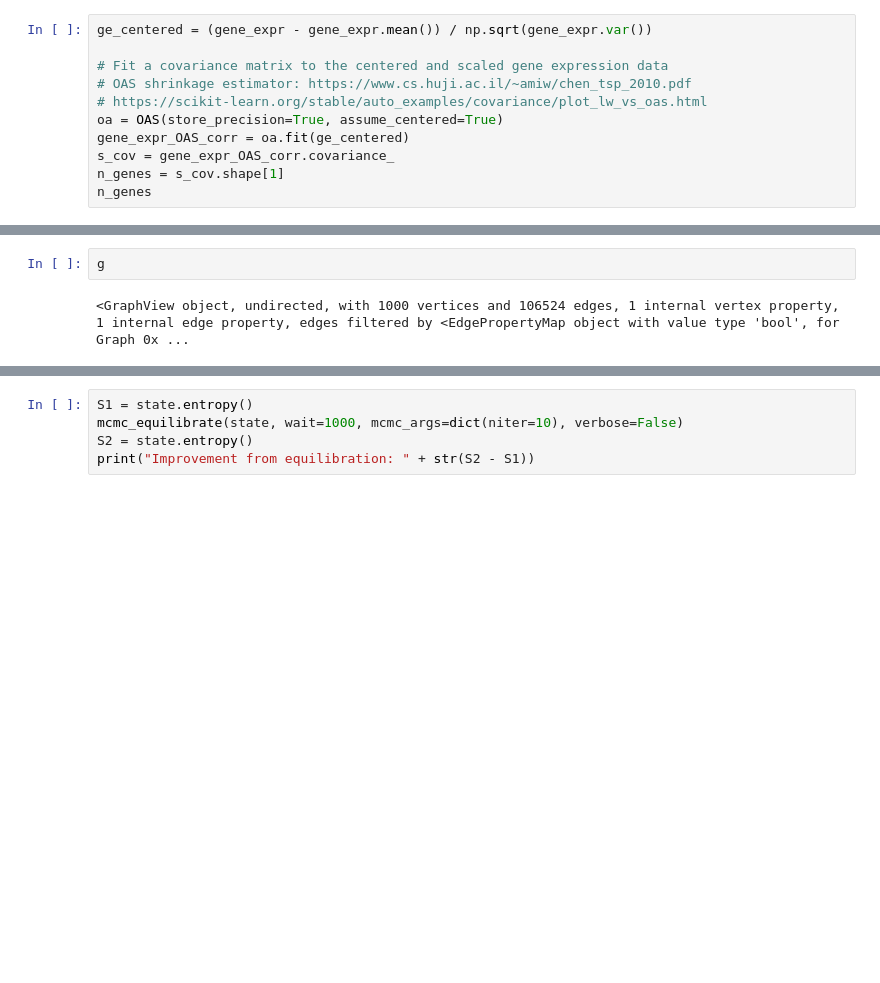
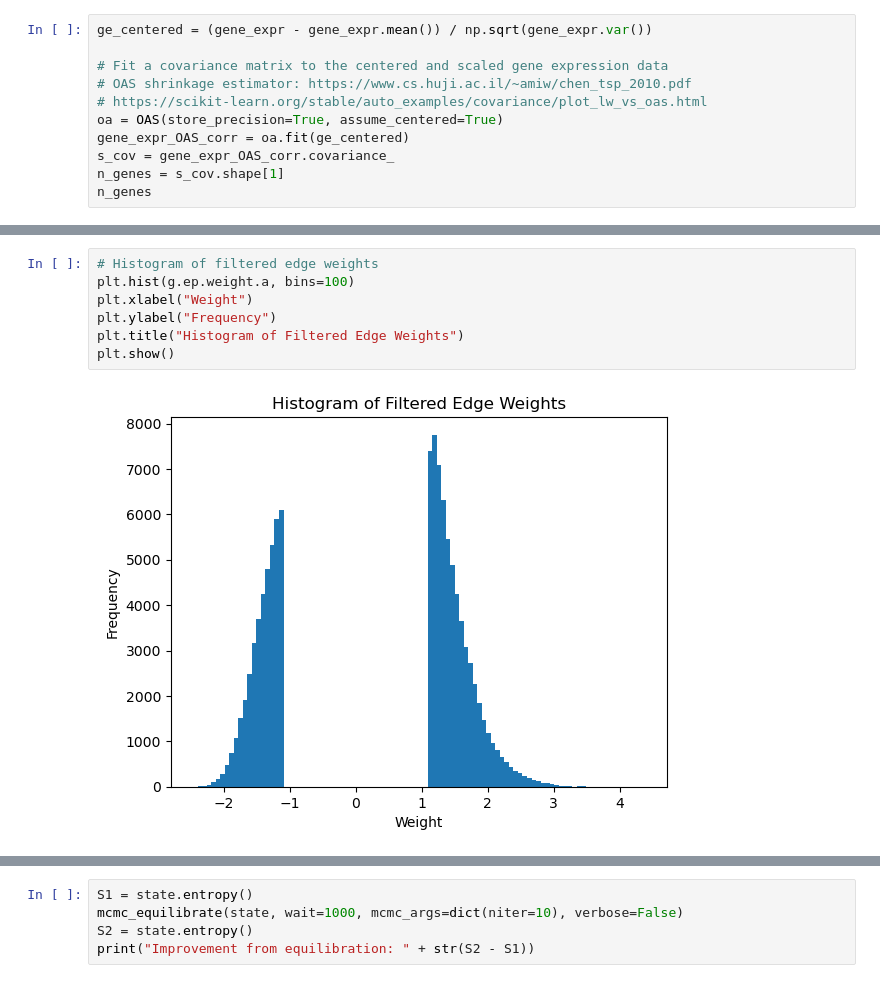
Before and after one commit to diogro/SBM-tools, a Jupyter notebook: singleNetworkPipeline.ipynb, the cells around one changed output, grey strips where cells are left out. Drawn from its saved outputs; the diff is of its cells as text; blank space fills up the shorter version.

```diff
--- a/singleNetworkPipeline.ipynb
+++ b/singleNetworkPipeline.ipynb
@@ -63,8 +76,13 @@ density = g.num_edges() / ((n_genes * n_genes - n_genes) / 2 )
 print(f"Graph density: {density:.4f}")
 # %% [output]
 Graph density: 0.2133
-# %%
-g
-# %% [output]
-<GraphView object, undirected, with 1000 vertices and 106524 edges, 1 internal vertex property, 1 internal edge property, edges filtered by <EdgePropertyMap object with value type 'bool', for Graph 0x ...
+# %%
+# Histogram of filtered edge weights
+plt.hist(g.ep.weight.a, bins=100)
+plt.xlabel("Weight")
+plt.ylabel("Frequency")
+plt.title("Histogram of Filtered Edge Weights")
+plt.show()
+# %% [output]
+[figure, added]
 # %%
```
Also changed, not shown: parts of 8 cells of this notebook.
